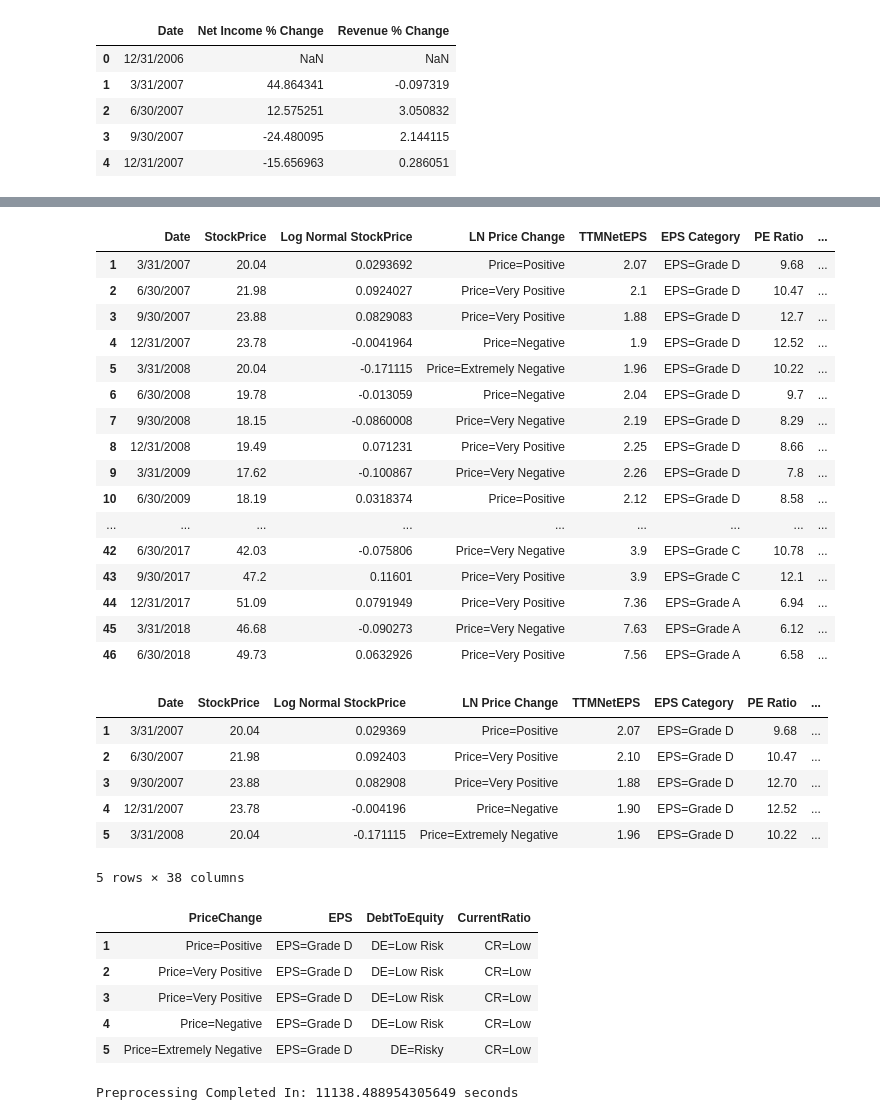
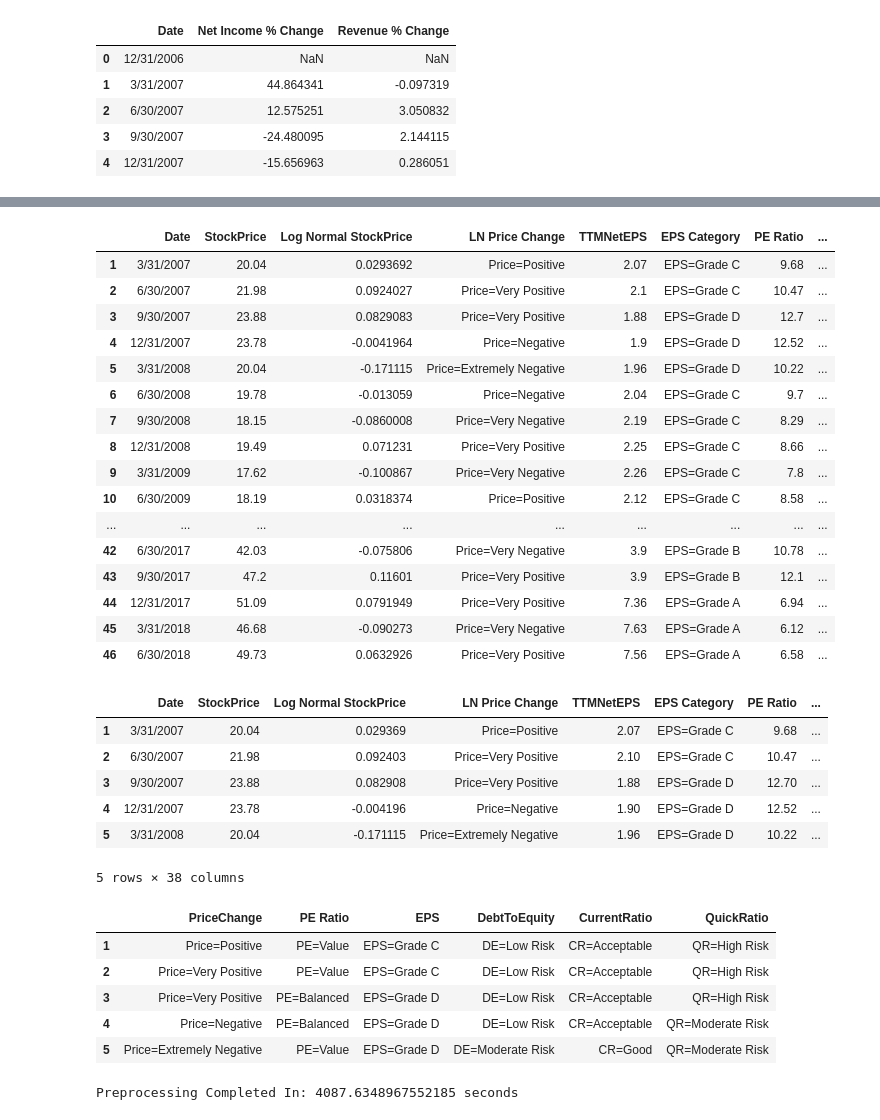
Before and after one commit to Montclair1/TelecomStockSelector, a Jupyter notebook: Verizon_Financials_PreProcessing.ipynb, the cells around one changed output, grey strips where cells are left out. Saved outputs shown, nothing was run; the diff lists cells and outputs as text; code cells hidden in the pictures.

```diff
--- a/Verizon_Financials_PreProcessing.ipynb
+++ b/Verizon_Financials_PreProcessing.ipynb
@@ -104,30 +104,46 @@ data1percentages.head()
 # %%
 #categorize current ratio numerical values
 # Current Ratio
+# equal width binning
 bins = [0, .5, 1.0, 1.5, 2.0, np.inf]
+# equal frequency binning
+bins = [0, .2, .6, .8, 1.0, np.inf]
 names = ['CR=Very Low', 'CR=Low', 'CR=Acceptable', 'CR=Good', 'CR=Very Good']
 data1ratios['Current Ratio Category'] = pd.cut(data1ratios['Current Ratio'], bins, labels=names)
+
 # LN Price change categories
 bins = [np.NINF,-.12, -.06, 0, .06, .12, np.inf]
 names = [ 'Price=Extremely Negative','Price=Very Negative', 'Price=Negative', 'Price=Positive', 'Price=Very Positive','Price=Extremely Positive']
 data1ratios['LN Price Change'] = pd.cut(data1ratios['ln StockPrice'], bins, labels=names)
+
 # PE Ratio
-bins = [0, 10, 19, 25, 35, np.inf]
-names = ['PE=Very Low', 'PE=Low', 'PE=Average', 'PE=High', 'PE=Very High']
+# general equal frequency binning
+bins = [0, 9, 10.75, 15.1, 32, np.inf]
+names = ['PE=High Value', 'PE=Value', 'PE=Balanced', 'PE=Growth', 'PE=High Growth']
 data1ratios['PE Category'] = pd.cut(data1ratios['PE Ratio'], bins, labels=names)
+
 # Debt to Equity Ratio Categories
-bins = [0, .2, .4, .6, .8, np.inf]
-names = ['DE=Very Good', 'DE=Good', 'DE=Low Risk', 'DE=Risky', 'DE=Very Risky']
+bins = [0, .6, 2.0, 5.0, np.inf]
+names = ['DE=Low Risk', 'DE=Moderate Risk', 'DE=Higher Risk', 'DE=Very High Risk']
 data1ratios['DebtToEquityCategory'] = pd.cut(data1ratios['DebtToEquity Ratio'], bins, labels=names)
+
 # Quick Ratio Categories
-bins = [0, .4, .8, 1.2, 1.6, np.inf]
-names = ['QR=Very Low', 'QR=Low', 'QR=Good', 'QR=High', 'QR=Very High']
+# low ratio means less cash to pay off debts immediately = higher risl
+# equal width binning
+#bins = [0, .4, .8, 1.2, 1.6, np.inf]
+#equal freq binning
+bins = [0,.65,.9, np.inf]
+names = ['QR=High Risk', 'QR=Moderate Risk', 'QR=Low Risk']
 data1ratios['QuickRatioCategory'] = pd.cut(data1['QuickRatio'], bins, labels=names)
 # EPS Categories
-bins = [0, 1.5, 3.0, 4.5, 6.0, np.inf]
+
+# Equal width categories
+#bins = [0, 1.5, 3.0, 4.5, 6.0, np.inf]
+#Equal Depth categories
+bins = [0, 1.0, 2.0, 2.35, 3.9, np.inf]
 names = ['EPS=Grade E', 'EPS=Grade D', 'EPS=Grade C', 'EPS=Grade B', 'EPS=Grade A']
 data1ratios['EPSCategory'] = pd.cut(data1['TTMNetEPS'], bins, labels=names)
-data1ratios.head()
+data1ratios
 # %% [output]
 |  | Date | ln StockPrice | PE Ratio | PricetoBook Ratio | Current Ratio | Shareholder Equity | ... |
 | 0 | 12/31/2006 | NaN | 9.18 | 1.17 | 0.70 | 48535 | ... |
@@ -208,19 +235,19 @@ data1final.style.applymap(highlight_cols, subset=pd.IndexSlice[:, ['Log Normal S
                         'Quarterly Revenue % Change','Net Income % Change','Current Ratio', 'Shareholder Equity', 'ROI', 'Current Ratio Category']])
 # %% [output]
 |  | Date | StockPrice | Log Normal StockPrice | LN Price Change | TTMNetEPS | EPS Category | PE Ratio | ... |
-| 1 | 3/31/2007 | 20.04 | 0.0293692 | Price=Positive | 2.07 | EPS=Grade D | 9.68 | ... |
-| 2 | 6/30/2007 | 21.98 | 0.0924027 | Price=Very Positive | 2.1 | EPS=Grade D | 10.47 | ... |
+| 1 | 3/31/2007 | 20.04 | 0.0293692 | Price=Positive | 2.07 | EPS=Grade C | 9.68 | ... |
+| 2 | 6/30/2007 | 21.98 | 0.0924027 | Price=Very Positive | 2.1 | EPS=Grade C | 10.47 | ... |
 | 3 | 9/30/2007 | 23.88 | 0.0829083 | Price=Very Positive | 1.88 | EPS=Grade D | 12.7 | ... |
 | 4 | 12/31/2007 | 23.78 | -0.0041964 | Price=Negative | 1.9 | EPS=Grade D | 12.52 | ... |
 | 5 | 3/31/2008 | 20.04 | -0.171115 | Price=Extremely Negative | 1.96 | EPS=Grade D | 10.22 | ... |
-| 6 | 6/30/2008 | 19.78 | -0.013059 | Price=Negative | 2.04 | EPS=Grade D | 9.7 | ... |
-| 7 | 9/30/2008 | 18.15 | -0.0860008 | Price=Very Negative | 2.19 | EPS=Grade D | 8.29 | ... |
-| 8 | 12/31/2008 | 19.49 | 0.071231 | Price=Very Positive | 2.25 | EPS=Grade D | 8.66 | ... |
-| 9 | 3/31/2009 | 17.62 | -0.100867 | Price=Very Negative | 2.26 | EPS=Grade D | 7.8 | ... |
-| 10 | 6/30/2009 | 18.19 | 0.0318374 | Price=Positive | 2.12 | EPS=Grade D | 8.58 | ... |
+| 6 | 6/30/2008 | 19.78 | -0.013059 | Price=Negative | 2.04 | EPS=Grade C | 9.7 | ... |
+| 7 | 9/30/2008 | 18.15 | -0.0860008 | Price=Very Negative | 2.19 | EPS=Grade C | 8.29 | ... |
+| 8 | 12/31/2008 | 19.49 | 0.071231 | Price=Very Positive | 2.25 | EPS=Grade C | 8.66 | ... |
+| 9 | 3/31/2009 | 17.62 | -0.100867 | Price=Very Negative | 2.26 | EPS=Grade C | 7.8 | ... |
+| 10 | 6/30/2009 | 18.19 | 0.0318374 | Price=Positive | 2.12 | EPS=Grade C | 8.58 | ... |
 | ... | ... | ... | ... | ... | ... | ... | ... | ... |
-| 42 | 6/30/2017 | 42.03 | -0.075806 | Price=Very Negative | 3.9 | EPS=Grade C | 10.78 | ... |
-| 43 | 9/30/2017 | 47.2 | 0.11601 | Price=Very Positive | 3.9 | EPS=Grade C | 12.1 | ... |
+| 42 | 6/30/2017 | 42.03 | -0.075806 | Price=Very Negative | 3.9 | EPS=Grade B | 10.78 | ... |
+| 43 | 9/30/2017 | 47.2 | 0.11601 | Price=Very Positive | 3.9 | EPS=Grade B | 12.1 | ... |
 | 44 | 12/31/2017 | 51.09 | 0.0791949 | Price=Very Positive | 7.36 | EPS=Grade A | 6.94 | ... |
 | 45 | 3/31/2018 | 46.68 | -0.090273 | Price=Very Negative | 7.63 | EPS=Grade A | 6.12 | ... |
 | 46 | 6/30/2018 | 49.73 | 0.0632926 | Price=Very Positive | 7.56 | EPS=Grade A | 6.58 | ... |
@@ -228,8 +255,8 @@ data1final.style.applymap(highlight_cols, subset=pd.IndexSlice[:, ['Log Normal S
 data1final.head()
 # %% [output]
 |  | Date | StockPrice | Log Normal StockPrice | LN Price Change | TTMNetEPS | EPS Category | PE Ratio | ... |
-| 1 | 3/31/2007 | 20.04 | 0.029369 | Price=Positive | 2.07 | EPS=Grade D | 9.68 | ... |
-| 2 | 6/30/2007 | 21.98 | 0.092403 | Price=Very Positive | 2.10 | EPS=Grade D | 10.47 | ... |
+| 1 | 3/31/2007 | 20.04 | 0.029369 | Price=Positive | 2.07 | EPS=Grade C | 9.68 | ... |
+| 2 | 6/30/2007 | 21.98 | 0.092403 | Price=Very Positive | 2.10 | EPS=Grade C | 10.47 | ... |
 | 3 | 9/30/2007 | 23.88 | 0.082908 | Price=Very Positive | 1.88 | EPS=Grade D | 12.70 | ... |
 | 4 | 12/31/2007 | 23.78 | -0.004196 | Price=Negative | 1.90 | EPS=Grade D | 12.52 | ... |
 | 5 | 3/31/2008 | 20.04 | -0.171115 | Price=Extremely Negative | 1.96 | EPS=Grade D | 10.22 | ... |
@@ -237,21 +264,21 @@ data1final.head()
 # %%
 # Create file for categorical data only
 # We need to experiment with varying these parameters for results (removing columns)
 CatData = data1final.filter(['PriceChange'], axis=1)
 CatData['PriceChange'] = data1final['LN Price Change']
-#CatData['PE Ratio'] = data1final['PE Category']
+CatData['PE Ratio'] = data1final['PE Category']
 CatData['EPS'] = data1final['EPS Category']
 CatData['DebtToEquity'] = data1final['DebtToEquityCategory']
 CatData['CurrentRatio'] = data1final['Current Ratio Category']
-#CatData['QuickRatio'] = data1final['QuickRatioCategory']
+CatData['QuickRatio'] = data1final['QuickRatioCategory']
 CatData.head()
 # %% [output]
-|  | PriceChange | EPS | DebtToEquity | CurrentRatio |
-| 1 | Price=Positive | EPS=Grade D | DE=Low Risk | CR=Low |
-| 2 | Price=Very Positive | EPS=Grade D | DE=Low Risk | CR=Low |
-| 3 | Price=Very Positive | EPS=Grade D | DE=Low Risk | CR=Low |
-| 4 | Price=Negative | EPS=Grade D | DE=Low Risk | CR=Low |
-| 5 | Price=Extremely Negative | EPS=Grade D | DE=Risky | CR=Low |
+|  | PriceChange | PE Ratio | EPS | DebtToEquity | CurrentRatio | QuickRatio |
+| 1 | Price=Positive | PE=Value | EPS=Grade C | DE=Low Risk | CR=Acceptable | QR=High Risk |
+| 2 | Price=Very Positive | PE=Value | EPS=Grade C | DE=Low Risk | CR=Acceptable | QR=High Risk |
+| 3 | Price=Very Positive | PE=Balanced | EPS=Grade D | DE=Low Risk | CR=Acceptable | QR=High Risk |
+| 4 | Price=Negative | PE=Balanced | EPS=Grade D | DE=Low Risk | CR=Acceptable | QR=Moderate Risk |
+| 5 | Price=Extremely Negative | PE=Value | EPS=Grade D | DE=Moderate Risk | CR=Good | QR=Moderate Risk |
 # %%
 #export to csv
 data1final.to_csv('VerizonPreProcessed.csv')
@@ -259,4 +286,4 @@ data1final.to_csv('VerizonPreProcessed.csv')
 CatData.to_csv('VerizonCat.csv')
 print("Preprocessing Completed In: %s seconds" % (time.time() - start_time))
 # %% [output]
-Preprocessing Completed In: 11138.488954305649 seconds
+Preprocessing Completed In: 4087.6348967552185 seconds
```
Also changed, not shown: parts of 3 cells of this notebook, 2 other files.
